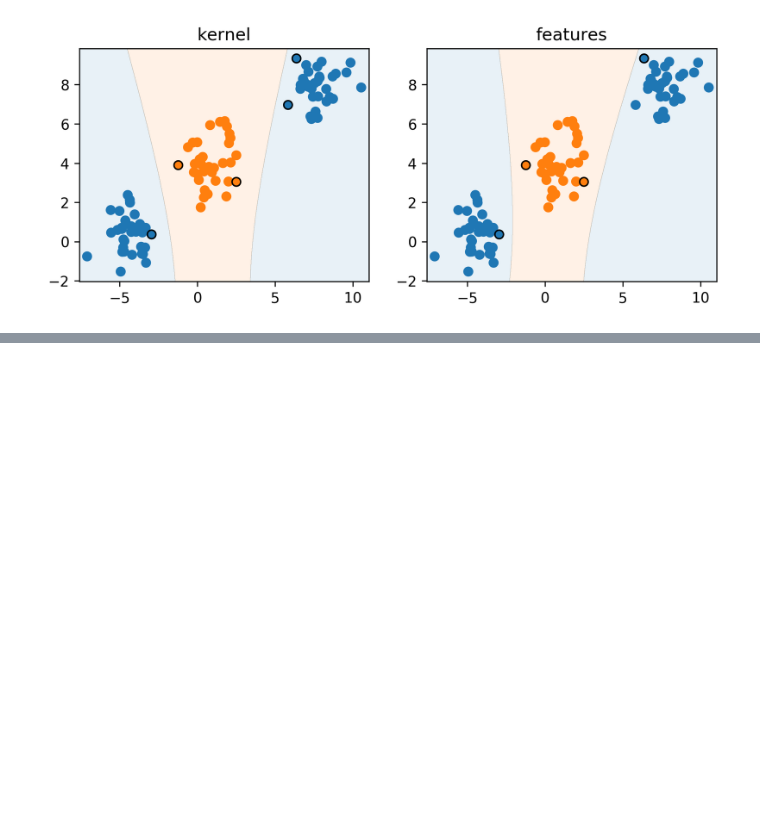
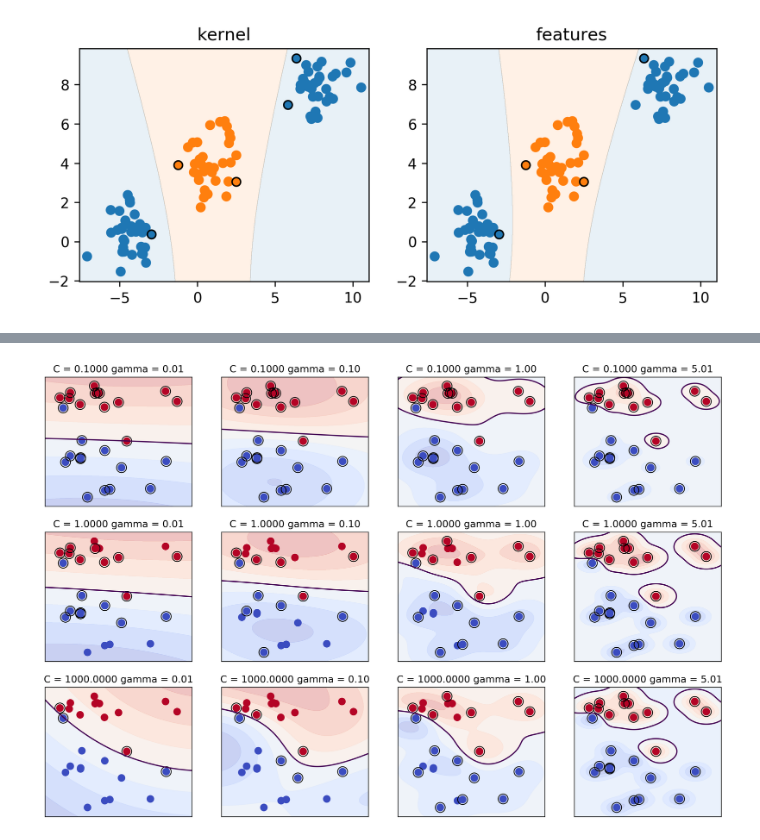
Before and after one commit to amueller/applied_ml_spring_2017, a Jupyter notebook: slides/aml-09.ipynb, the cells around one changed output, grey strips where cells are left out. Saved outputs shown, nothing was run; the diff lists cells and outputs as text; code cells hidden in the pictures; blank space fills up the shorter version.

```diff
--- a/slides/aml-09.ipynb
+++ b/slides/aml-09.ipynb
@@ -82,0 +155,44 @@ KeyboardInterrupt:
+# %%
+colors = [plt.cm.Vega10(0), plt.cm.Vega10(0), plt.cm.Vega10(1), plt.cm.Vega10(1)]
+
+def make_handcrafted_dataset():
+    # a carefully hand-designed dataset lol
+    X, y = make_blobs(centers=2, random_state=4, n_samples=30)
+    y[np.array([7, 27])] = 0
+    mask = np.ones(len(X), dtype=np.bool)
+    mask[np.array([0, 1, 5, 26])] = 0
+    X, y = X[mask], y[mask]
+    return X, y
+
+def plot_svm(log_C, log_gamma, ax=None):
+    C = 10. ** log_C
+    gamma = 10. ** log_gamma
+    svm = SVC(kernel='rbf', C=C, gamma=gamma).fit(X, y)
+    if ax is None:
+        ax = plt.gca()
+    predictions = svm.decision_function(X_grid)
+    ax.contourf(x_grid, y_grid, predictions.reshape(x_grid.shape), alpha=.3, cmap='coolwarm') #, colors=colors)
+    ax.contour(x_grid, y_grid, predictions.reshape(x_grid.shape), c='k', levels=[0])
+
+    # plot data
+    ax.scatter(X[:, 0], X[:, 1], c=y, s=70, cmap='coolwarm')
+    # plot support vectors
+    support_vectors = svm.support_
+    ax.scatter(X[support_vectors, 0], X[support_vectors, 1], facecolor='none', edgecolor='k', linewidths=1, s=150)
+    ax.set_title("C = %.4f gamma = %.2f" % (C, gamma))
+
+X, y = make_handcrafted_dataset()
+
+# create a grid for plotting decision functions...
+x_lin = np.linspace(X[:, 0].min() - .5, X[:, 0].max() + .5, 1000)
+y_lin = np.linspace(X[:, 1].min() - .5, X[:, 1].max() + .5, 1000)
+x_grid, y_grid = np.meshgrid(x_lin, y_lin)
+X_grid = np.c_[x_grid.ravel(), y_grid.ravel()]
+
+fig, axes = plt.subplots(3, 4, figsize=(15, 10), subplot_kw={'xticks':(), 'yticks': ()})
+
+for ax, C in zip(axes, [-1, 0, 3]):
+    for a, gamma in zip(ax, [-2, -1, 0, .7]):
+        plot_svm(log_C=C, log_gamma=gamma, ax=a)
+# %% [output]
+[figure, added]
```
Also changed, not shown: parts of 22 cells of this notebook, 1 other file.
